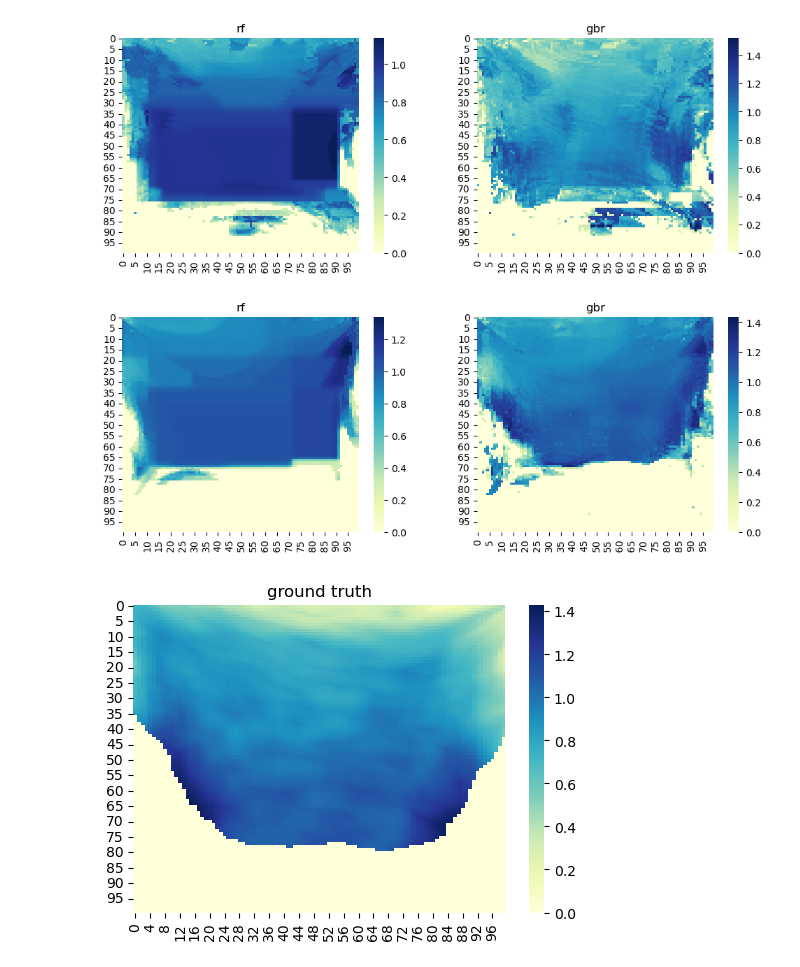
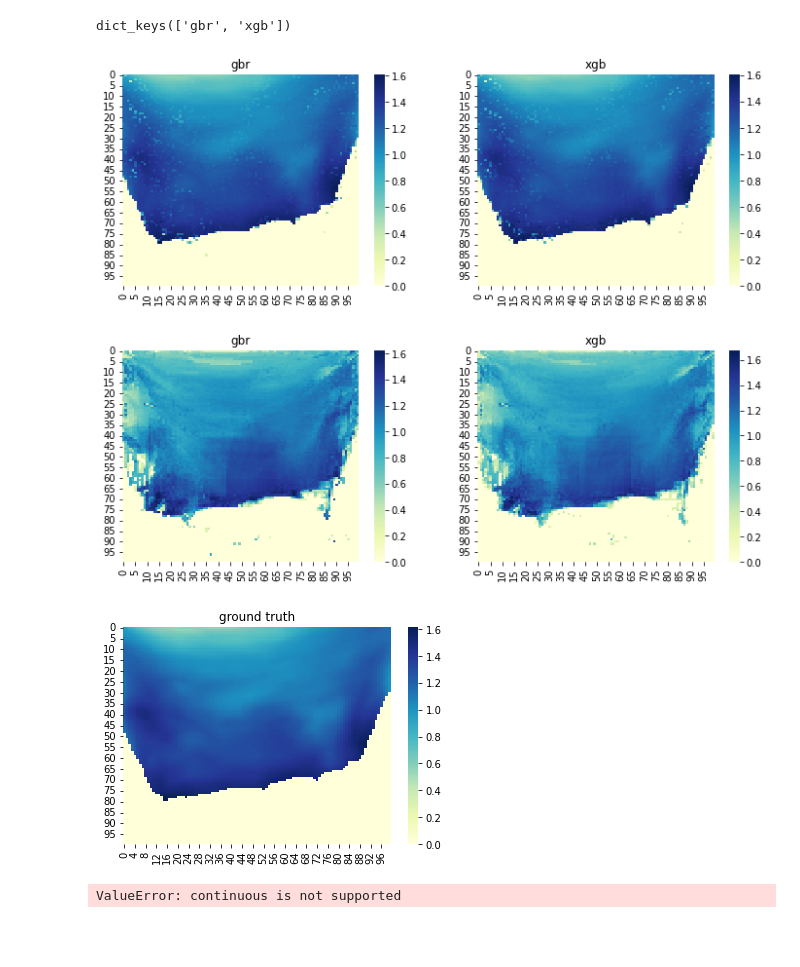
Before and after one commit to hx-w/tooth-experiment, a Jupyter notebook: predict_ml.ipynb, the cells around one changed output. Cells and saved outputs as stored; diff of their text form; code cells hidden in the pictures; blank space fills up the shorter version.

```diff
--- a/predict_ml.ipynb
+++ b/predict_ml.ipynb
@@ -107,39 +107,59 @@ def predict_tooth(tag: str) -> tuple:
     gt = th_CBCT.get_gt()
     preds_CBCT, edge_preds_CBCT = predict_with_model(th_CBCT, models, edge_models)
     preds_IOS, edge_preds_IOS = predict_with_model(th_IOS, models, edge_models)
-
+    print(models.keys())
     # del preds_CBCT['bagging'], preds_IOS['bagging']
     # del edge_preds_CBCT['bagging'], edge_preds_IOS['bagging']
     draw_heatmap(preds_CBCT, 2, STYLE, f'./static/results/{tag}/CBCT.jpg')
     draw_heatmap(preds_IOS, 2, STYLE, f'./static/results/{tag}/IOS.jpg')
     draw_heatmap({'ground truth': gt}, 1, STYLE, f'./static/results/{tag}/GT.jpg')
 
     # draw_lineplot(edge_preds_CBCT, 3)
     # draw_lineplot(edge_preds_IOS, 3)
     # edge_gt = [gt[:, i].nonzero()[0][0] for i in range(gt.shape[1])]
     # draw_lineplot({'ground truth': edge_gt}, 1)
     # save_result(tag, gt, preds_CBCT, preds_IOS)
 
     # for name in models.keys():
     #     pred_CBCT = preds_CBCT[name].flatten()
     #     pred_IOS = preds_IOS[name].flatten()
     #     t, pval = ttest_rel(gt.flatten(), pred_CBCT)
     #     print(f'[{name}]', pval)
     #     t, pval = ttest_rel(gt.flatten(), pred_IOS)
     #     print(f'[{name}]', pval)
     #     t, pval = ttest_rel(pred_IOS, pred_CBCT)
     #     print(f'[{name}]', pval)
 
     # print(ttest_ind(preds_CBCT['gbr'].flatten(), preds_CBCT['bagging'].flatten(), equal_var=False))
     return th_CBCT, th_IOS, preds_CBCT, preds_IOS, gt
 
-tag = 'N5'
-
+tag = 'N2'
+# grid search
 th_CBCT, th_IOS, preds_CBCT, preds_IOS, gt = predict_tooth(tag)
 # %% [output]
+dict_keys(['gbr', 'xgb'])
-[figure, old version]
+[figure, new version]
-[figure, old version]
+[figure, new version]
-[figure, old version]
+[figure, new version]
+# %%
+from sklearn.metrics import accuracy_score, precision_score, recall_score, f1_score, roc_auc_score
+
+a = gt.flatten()
+b = preds_IOS['gbr'].flatten()
+print(f1_score(a, b))
+# print('Accuracy(gbr):', accuracy_score(gt.flatten(), preds_IOS['gbr'].flatten()))
+# print('Precision(gbr):', precision_score(gt.flatten(), preds_IOS['gbr'].flatten()))
+# print('Recall(gbr):', recall_score(gt.flatten(), preds_IOS['gbr'].flatten()))
+# print('F1(gbr):', f1_score(gt.flatten(), preds_IOS['gbr'].flatten()))
+# print('AUC(gbr):', roc_auc_score(gt.flatten(), preds_IOS['gbr'].flatten()))
+
+# print('Accuracy(rf):', accuracy_score(gt.flatten(), preds_IOS['rf'].flatten()))
+# print('Precision(rf):', precision_score(gt.flatten(), preds_IOS['rf'].flatten()))
+# print('Recall(rf):', recall_score(gt.flatten(), preds_IOS['rf'].flatten()))
+# print('F1(rf):', f1_score(gt.flatten(), preds_IOS['rf'].flatten()))
+# print('AUC(rf):', roc_auc_score(gt.flatten(), preds_IOS['rf'].flatten()))
+# %% [output]
+ValueError: continuous is not supported
 # %%
 import trimesh
 
```
Also changed, not shown: parts of 2 cells of this notebook, 7 other files.
